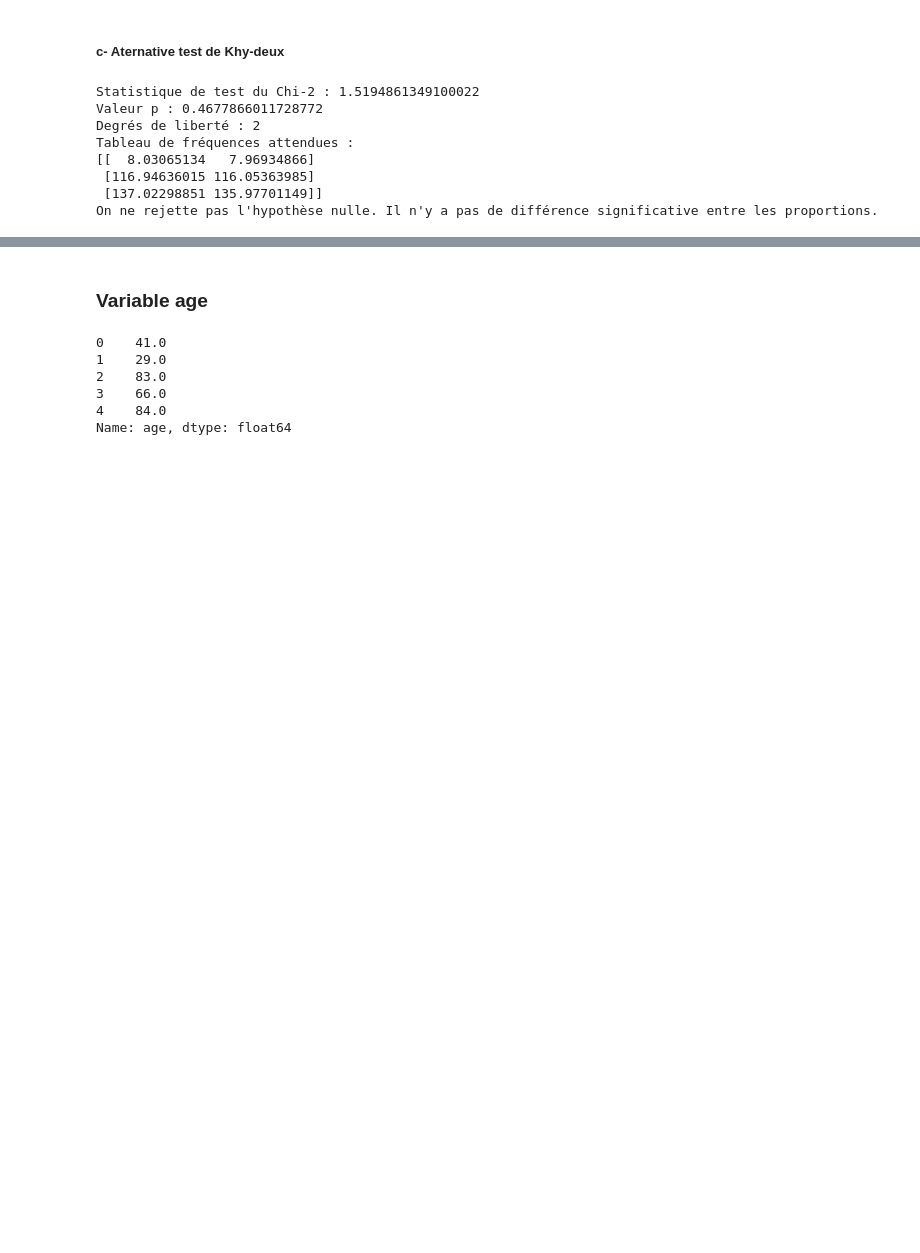
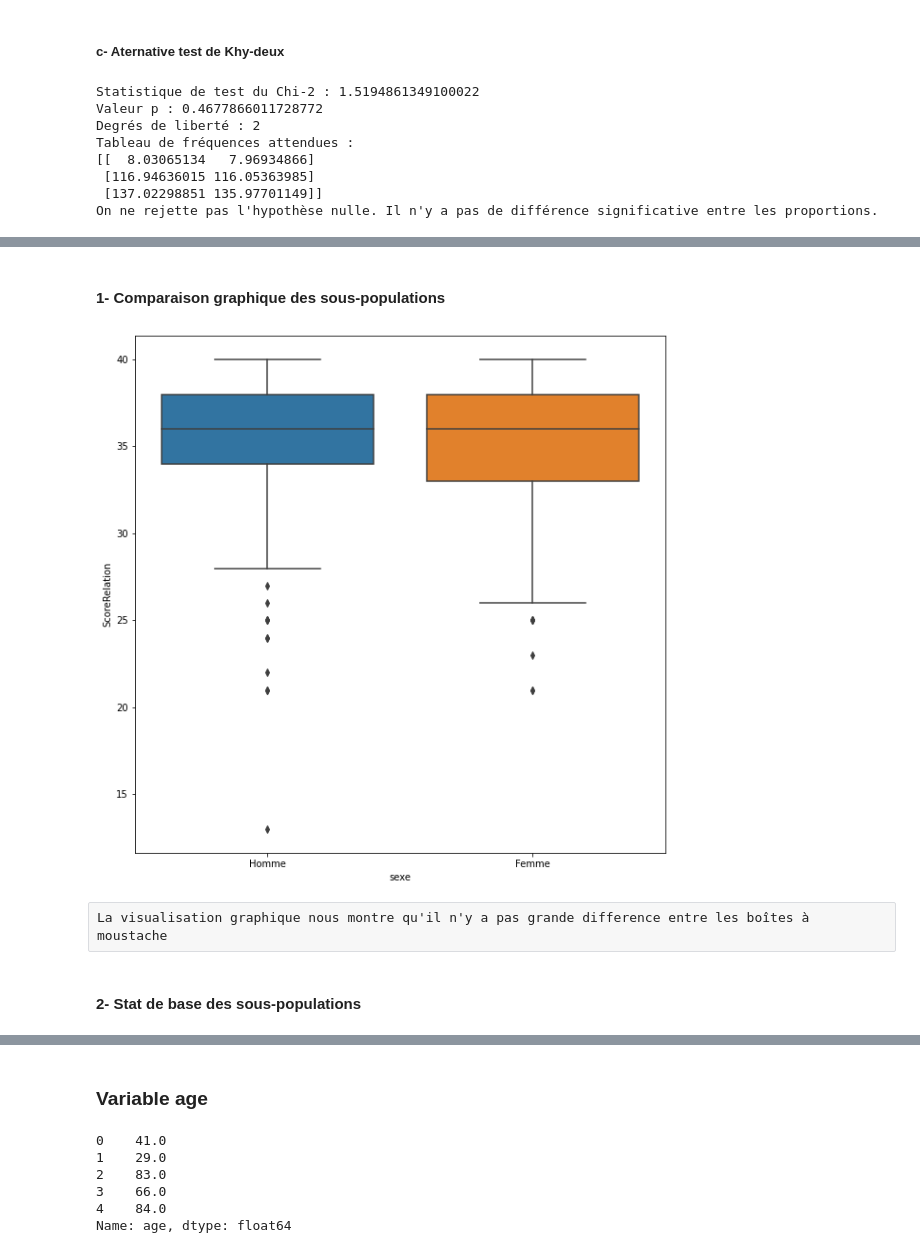
Before and after one commit to Morys1/Mini-Projets-INSSEDS, a Jupyter notebook: MiniProjet3/MiniP3.ipynb, the cells around one changed output, grey strips where cells are left out. Cells and saved outputs as stored; diff of their text form; code cells hidden in the pictures; blank space fills up the shorter version.

Commit message:
Answer the question about relation about recommandation and gender

```diff
--- a/MiniProjet3/MiniP3.ipynb
+++ b/MiniProjet3/MiniP3.ipynb
@@ -661,0 +692,13 @@ C'est à dire que la proportion des femmes qui recommandent les service n'est pa
+# %% [markdown]
+#### 1- Comparaison graphique des sous-populations
+# %%
+plt.figure(figsize=(10, 10))
+sns.boxplot(data=dfOk, x='sexe', y='ScoreRelation')
+plt.xticks([0, 1], ['Homme', 'Femme'])
+plt.show()
+# %% [output]
+[figure, added]
+# %% [raw]
+La visualisation graphique nous montre qu'il n'y a pas grande difference entre les boîtes à moustache
+# %% [markdown]
+#### 2- Stat de base des sous-populations
```
Also changed, not shown: parts of 18 cells of this notebook.
